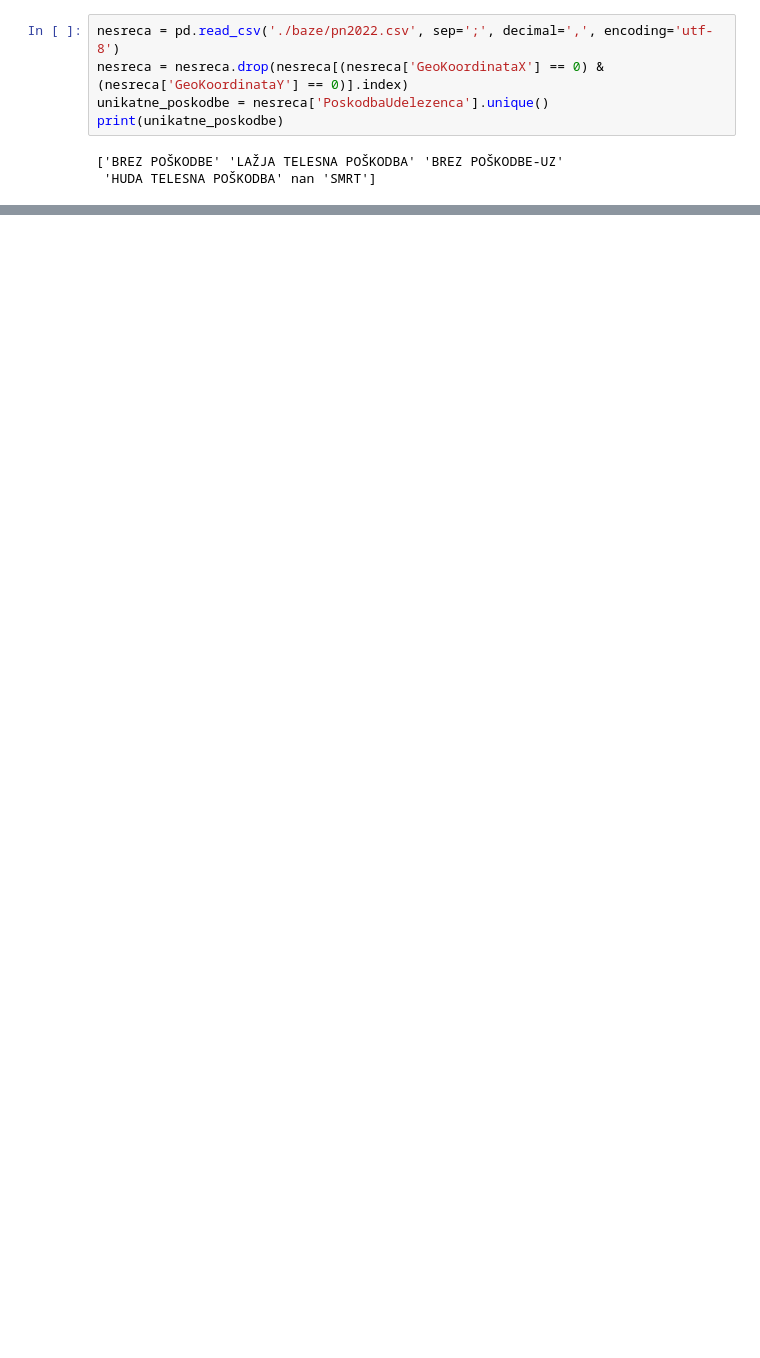
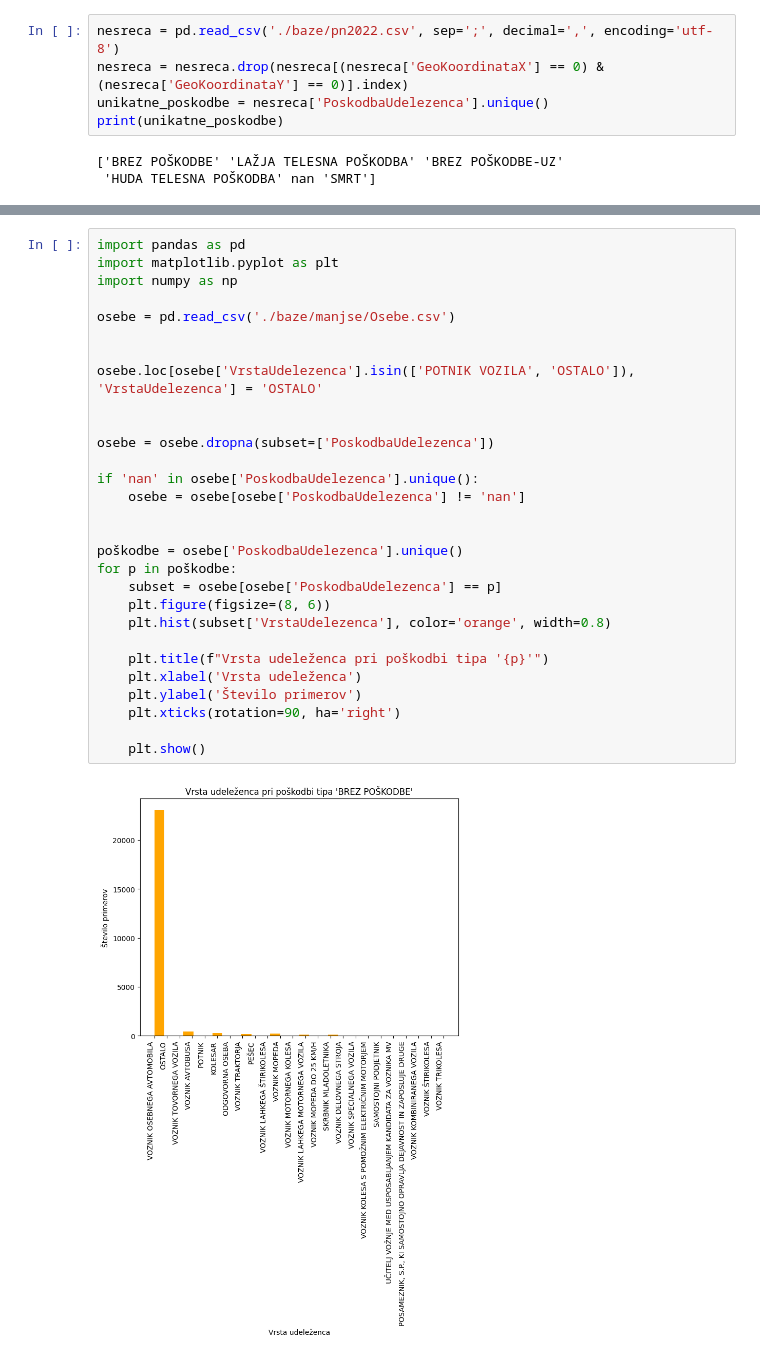
Before and after one commit to TilenS2002/PR22NPJINBMCTS, a Jupyter notebook: Grafi in zemljevid posledic.ipynb, the cells around one changed output, grey strips where cells are left out. Drawn from its saved outputs; the diff is of its cells as text; blank space fills up the shorter version.

```diff
--- a/Grafi in zemljevid posledic.ipynb
+++ b/Grafi in zemljevid posledic.ipynb
@@ -106,0 +186,31 @@ print(unikatne_poskodbe)
+# %%
+import pandas as pd
+import matplotlib.pyplot as plt
+import numpy as np
+
+osebe = pd.read_csv('./baze/manjse/Osebe.csv')
+
+
+osebe.loc[osebe['VrstaUdelezenca'].isin(['POTNIK VOZILA', 'OSTALO']), 'VrstaUdelezenca'] = 'OSTALO'
+
+
+osebe = osebe.dropna(subset=['PoskodbaUdelezenca'])
+
+if 'nan' in osebe['PoskodbaUdelezenca'].unique():
+    osebe = osebe[osebe['PoskodbaUdelezenca'] != 'nan']
+
+
+poškodbe = osebe['PoskodbaUdelezenca'].unique()
+for p in poškodbe:
+    subset = osebe[osebe['PoskodbaUdelezenca'] == p]
+    plt.figure(figsize=(8, 6))
+    plt.hist(subset['VrstaUdelezenca'], color='orange', width=0.8)
+
+    plt.title(f"Vrsta udeleženca pri poškodbi tipa '{p}'")
+    plt.xlabel('Vrsta udeleženca')
+    plt.ylabel('Število primerov')
+    plt.xticks(rotation=90, ha='right')
+
+    plt.show()
+# %% [output]
+[figure, added]
```
Also changed, not shown: parts of 6 cells of this notebook.
